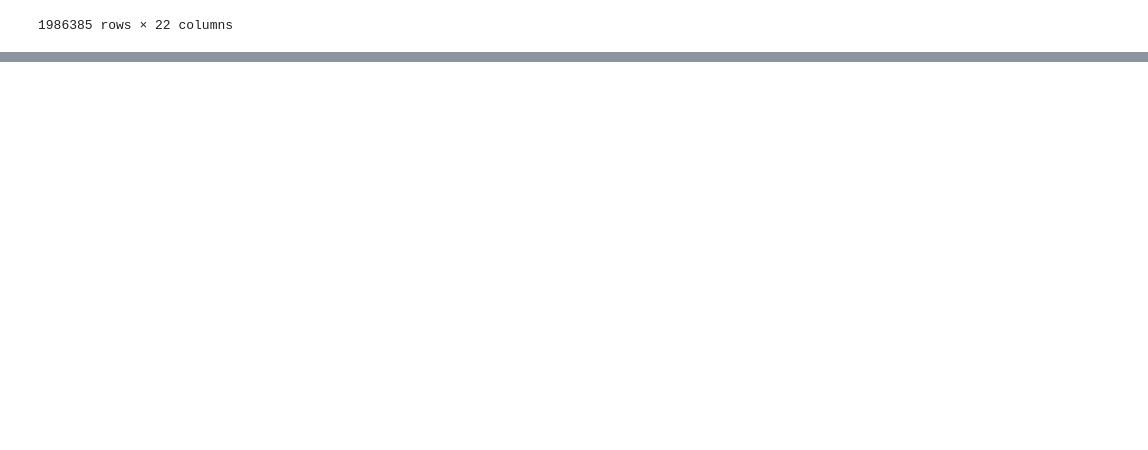
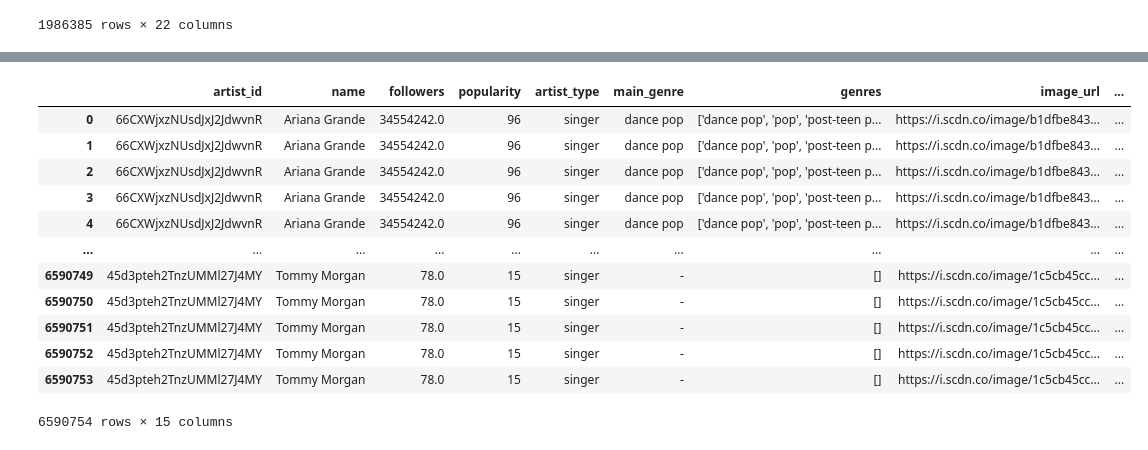
Before and after one commit to andr3w6826/hitformula.fm, a Jupyter notebook: andrew.ipynb, the cells around one changed output, grey strips where cells are left out. Cells and saved outputs as stored; diff of their text form; code cells hidden in the pictures; blank space fills up the shorter version.

```diff
--- a/andrew.ipynb
+++ b/andrew.ipynb
@@ -20,0 +43,17 @@ df
+# %%
+df2 = pd.read_csv('artists_enriched.csv', sep='\t')
+df2
+# %% [output]
+|  | artist_id | name | followers | popularity | artist_type | main_genre | genres | image_url | ... |
+| 0 | 66CXWjxzNUsdJxJ2JdwvnR | Ariana Grande | 34554242.0 | 96 | singer | dance pop | ['dance pop', 'pop', 'post-teen p... | https://i.scdn.co/image/b1dfbe843... | ... |
+| 1 | 66CXWjxzNUsdJxJ2JdwvnR | Ariana Grande | 34554242.0 | 96 | singer | dance pop | ['dance pop', 'pop', 'post-teen p... | https://i.scdn.co/image/b1dfbe843... | ... |
+| 2 | 66CXWjxzNUsdJxJ2JdwvnR | Ariana Grande | 34554242.0 | 96 | singer | dance pop | ['dance pop', 'pop', 'post-teen p... | https://i.scdn.co/image/b1dfbe843... | ... |
+| 3 | 66CXWjxzNUsdJxJ2JdwvnR | Ariana Grande | 34554242.0 | 96 | singer | dance pop | ['dance pop', 'pop', 'post-teen p... | https://i.scdn.co/image/b1dfbe843... | ... |
+| 4 | 66CXWjxzNUsdJxJ2JdwvnR | Ariana Grande | 34554242.0 | 96 | singer | dance pop | ['dance pop', 'pop', 'post-teen p... | https://i.scdn.co/image/b1dfbe843... | ... |
+| ... | ... | ... | ... | ... | ... | ... | ... | ... | ... |
+| 6590749 | 45d3pteh2TnzUMMl27J4MY | Tommy Morgan | 78.0 | 15 | singer | - | [] | https://i.scdn.co/image/1c5cb45cc... | ... |
+| 6590750 | 45d3pteh2TnzUMMl27J4MY | Tommy Morgan | 78.0 | 15 | singer | - | [] | https://i.scdn.co/image/1c5cb45cc... | ... |
+| 6590751 | 45d3pteh2TnzUMMl27J4MY | Tommy Morgan | 78.0 | 15 | singer | - | [] | https://i.scdn.co/image/1c5cb45cc... | ... |
+| 6590752 | 45d3pteh2TnzUMMl27J4MY | Tommy Morgan | 78.0 | 15 | singer | - | [] | https://i.scdn.co/image/1c5cb45cc... | ... |
+| 6590753 | 45d3pteh2TnzUMMl27J4MY | Tommy Morgan | 78.0 | 15 | singer | - | [] | https://i.scdn.co/image/1c5cb45cc... | ... |
+6590754 rows × 15 columns
```
Also changed, not shown: parts of 6 cells of this notebook, 1 other file.
